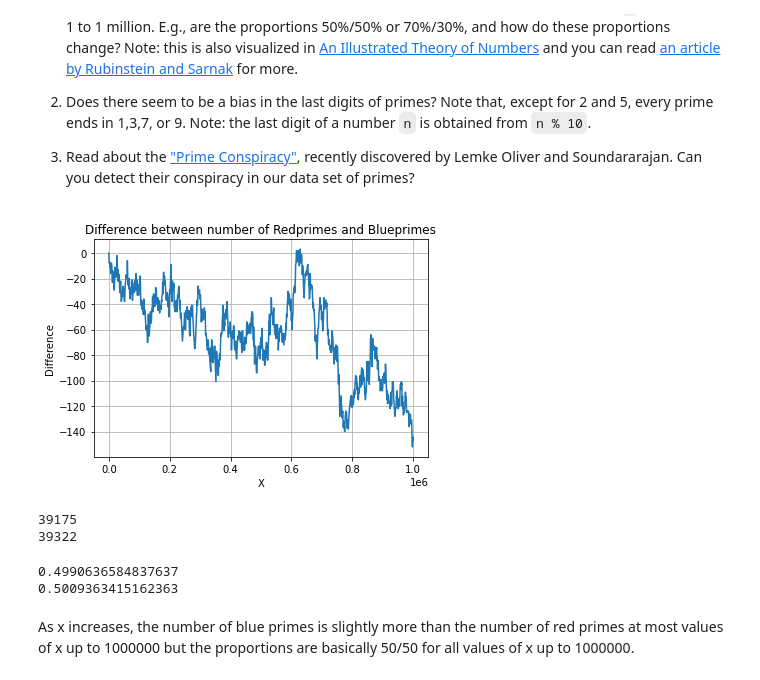
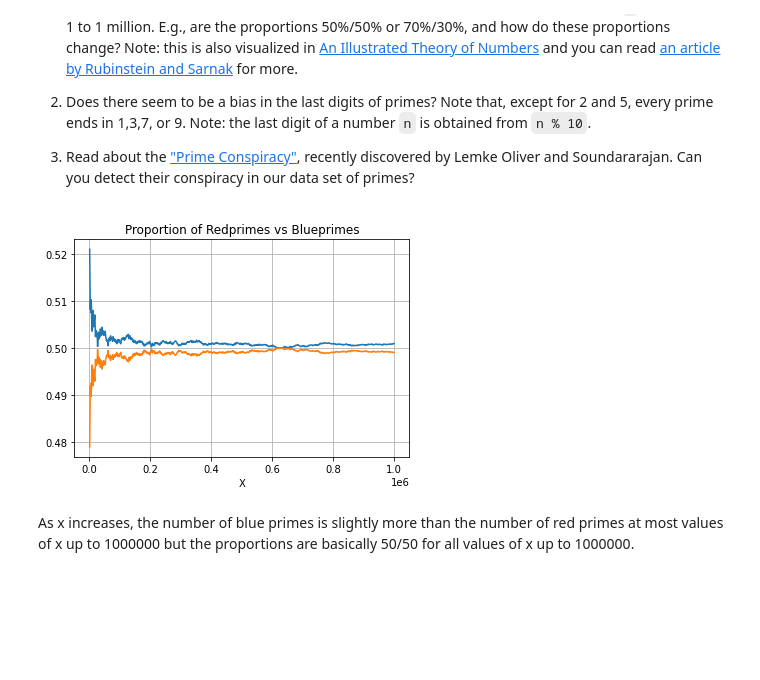
Before and after one commit to EvanSpanier/Math-152, a Jupyter notebook: P4M_Notebook_3.ipynb, the cells around one changed output. Saved outputs shown, nothing was run; the diff lists cells and outputs as text; code cells hidden in the pictures; blank space fills up the shorter version.

```diff
--- a/P4M_Notebook_3.ipynb
+++ b/P4M_Notebook_3.ipynb
@@ -1131,29 +1131,18 @@ def blueprimes_upto(x):
     return len([p for p in blueprimes if p <= x])
 # %%
 x_values = numpy.linspace(0,1000000,1001) # The numpy array [0,1000,2000,3000,...,1000000]
-y_values = numpy.array([redprimes_upto(x) for x in x_values]) - numpy.array([blueprimes_upto(x) for x in x_values])
+red_values = numpy.array([redprimes_upto(x) for x in x_values])/(numpy.array([redprimes_upto(x) for x in x_values])+numpy.array([blueprimes_upto(x) for x in x_values]))
+blue_values = numpy.array([blueprimes_upto(x) for x in x_values])/(numpy.array([redprimes_upto(x) for x in x_values])+numpy.array([blueprimes_upto(x) for x in x_values]))
 # %%
 %matplotlib inline
-plt.plot(x_values, y_values)
-plt.title('Difference between number of Redprimes and Blueprimes')
-plt.ylabel('Difference')
+plt.plot(x_values, blue_values)
+plt.plot(x_values, red_values)
+plt.title('Proportion of Redprimes vs Blueprimes')
 plt.xlabel('X')
 plt.grid(True)
-plt.show() # This graph shows the difference in the number of Redprimes and Blueprimes at each value of x
+plt.show()
 # %% [output]
-[figure, old version]
+[figure, new version]
-# %%
-print(redprimes_upto(1000000)) #Actual number of redprimes up to 1000000
-print(blueprimes_upto(1000000))#Actual number of blueprimes up to 1000000
-# %% [output]
-39175
-39322
-# %%
-print(redprimes_upto(1000000)/(redprimes_upto(1000000)+blueprimes_upto(1000000)))
-print(blueprimes_upto(1000000)/(redprimes_upto(1000000)+blueprimes_upto(1000000)))
-# %% [output]
-0.4990636584837637
-0.5009363415162363
 # %% [markdown]
 As x increases, the number of blue primes is slightly more than the number of red primes at most values of x up to 1000000 but the proportions are basically 50/50 for all values of x up to 1000000.
 # %%
```
Also changed, not shown: parts of 4 cells of this notebook.
